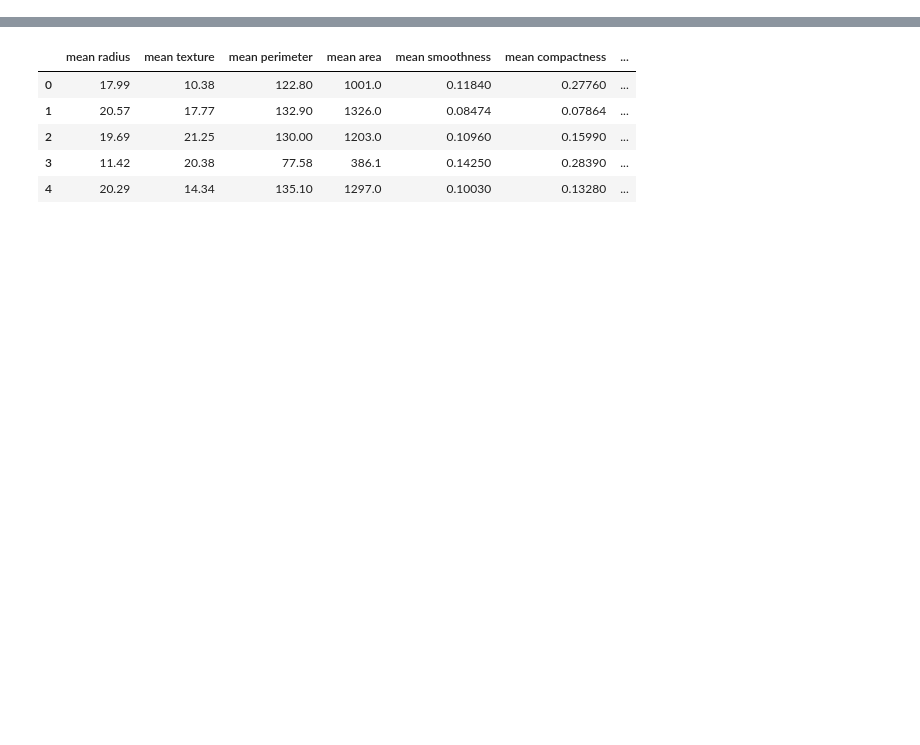
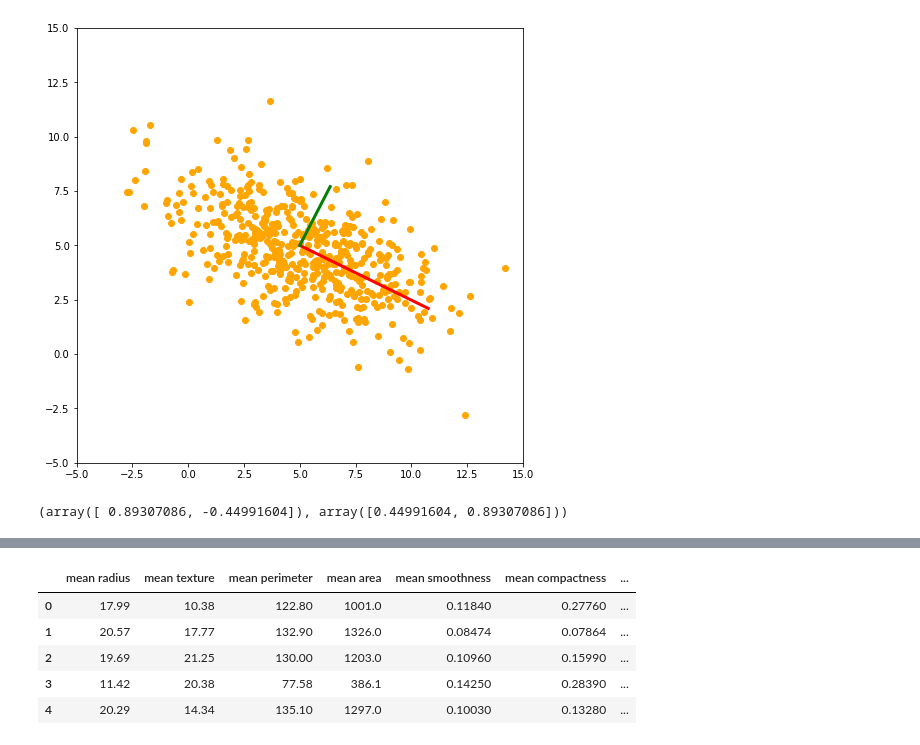
Before and after one commit to peisuke/ml-works, a Jupyter notebook: 7/7_1.ipynb, the cells around one changed output, grey strips where cells are left out. Saved outputs shown, nothing was run; the diff lists cells and outputs as text; code cells hidden in the pictures; blank space fills up the shorter version.

```diff
--- a/7/7_1.ipynb
+++ b/7/7_1.ipynb
@@ -13,0 +40,23 @@ from sklearn.preprocessing import StandardScaler
+# %%
+
+# 主成分の表示
+# 長さはpca.explained_variance_の平方根、向きはpca.components_に含まれる
+var = pca.explained_variance_
+p0 = mu[0], mu[0] + pca.components_[0][0] * np.sqrt(var[0]) * 2
+p1 = mu[1], mu[1] + pca.components_[0][1] * np.sqrt(var[0]) * 2
+p2 = mu[0], mu[0] + pca.components_[1][0] * np.sqrt(var[1]) * 2
+p3 = mu[1], mu[1] + pca.components_[1][1] * np.sqrt(var[1]) * 2
+
+plt.figure(figsize=(8, 8))
+plt.xlim(-5, 15)
+plt.ylim(-5, 15)
+plt.scatter(X[:,0], X[:,1], c='orange')
+plt.plot(p0, p1, color="red", linewidth=3)
+plt.plot(p2, p3, color="green", linewidth=3)
+plt.show()
+# %% [output]
+[figure, added]
+# %%
+pca.components_[0], pca.components_[1]
+# %% [output]
+(array([ 0.89307086, -0.44991604]), array([0.44991604, 0.89307086]))
```
Also changed, not shown: parts of 9 cells of this notebook.
